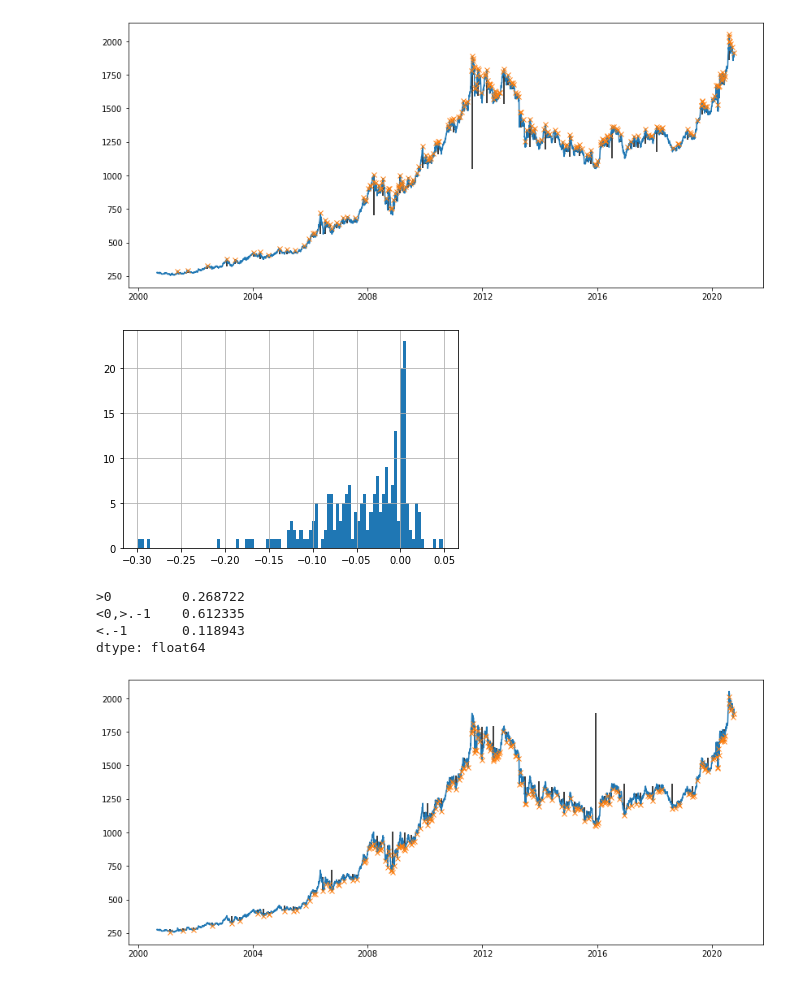
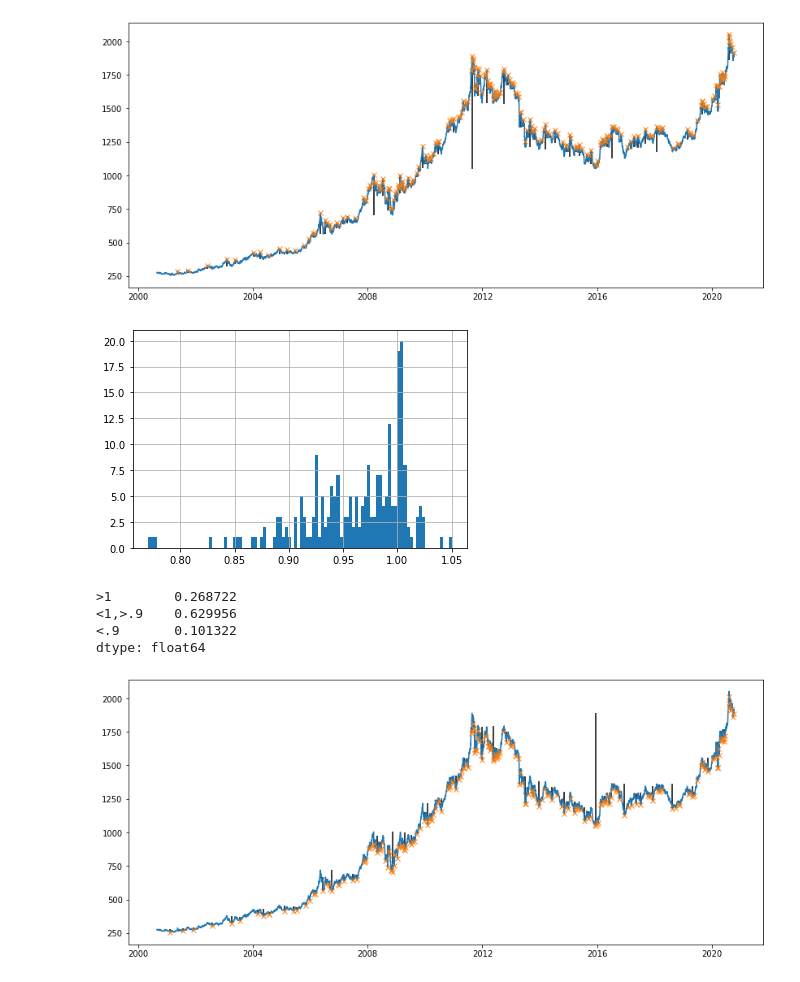
Before and after one commit to dllllb/btrade, a Jupyter notebook: trends.ipynb, the cells around one changed output. Saved outputs shown, nothing was run; the diff lists cells and outputs as text; code cells hidden in the pictures.

```diff
--- a/trends.ipynb
+++ b/trends.ipynb
@@ -96,20 +96,20 @@ plt.vlines(x=ts[peaks].index, ymin=ts[peaks] - prominences, ymax=ts[peaks], colo
 # %% [output]
 [figure]
 # %%
-gains = ((ts - ts.shift(1).rolling(90, min_periods=0).max())/ts)[peaks]
+gains = (ts/ts.shift(1).rolling(90, min_periods=0).max())[peaks]
 gains.hist(bins=100);
 # %% [output]
-[figure, old version]
+[figure, new version]
 # %%
 r = {}
-r['>0'] = (gains > 0).sum()/len(gains)
-r['<0,>.-1'] = (gains > -.1).sum()/len(gains)-r['>0']
-r['<.-1'] = (gains < -.1).sum()/len(gains)
+r['>1'] = (gains > 1).sum()/len(gains)
+r['<1,>.9'] = (gains > .9).sum()/len(gains)-r['>1']
+r['<.9'] = (gains < .9).sum()/len(gains)
 pd.Series(r)
 # %% [output]
->0         0.268722
-<0,>.-1    0.612335
-<.-1       0.118943
+>1        0.268722
+<1,>.9    0.629956
+<.9       0.101322
 dtype: float64
 # %%
 peaks, props = find_peaks(-ts, prominence=20)
```
Also changed, not shown: parts of 6 cells of this notebook, 2 other files.
